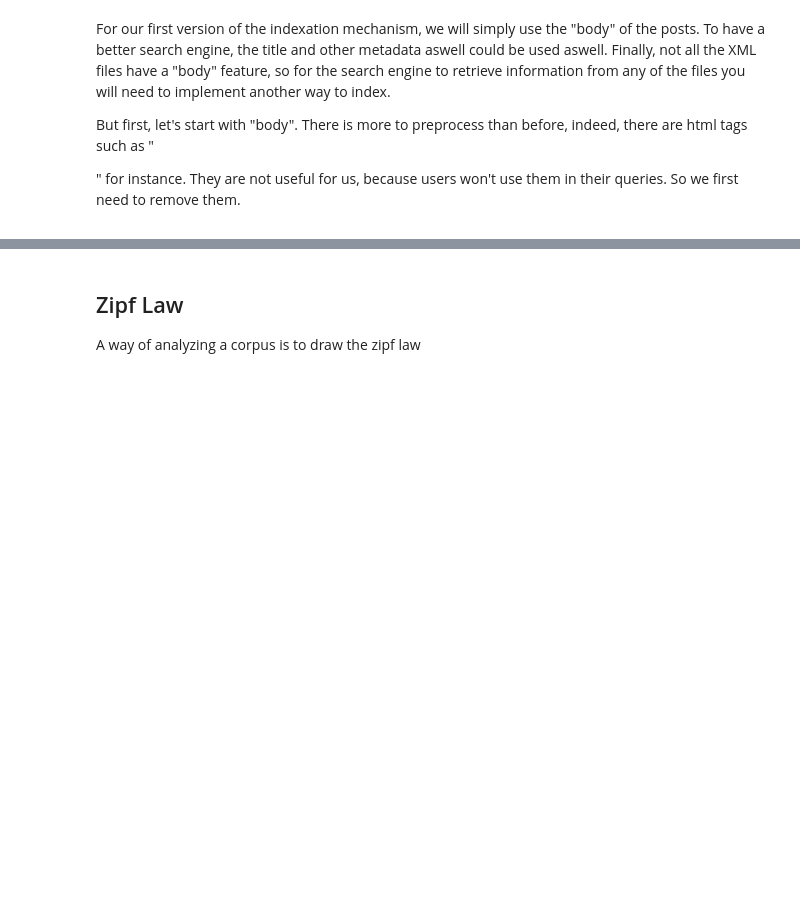
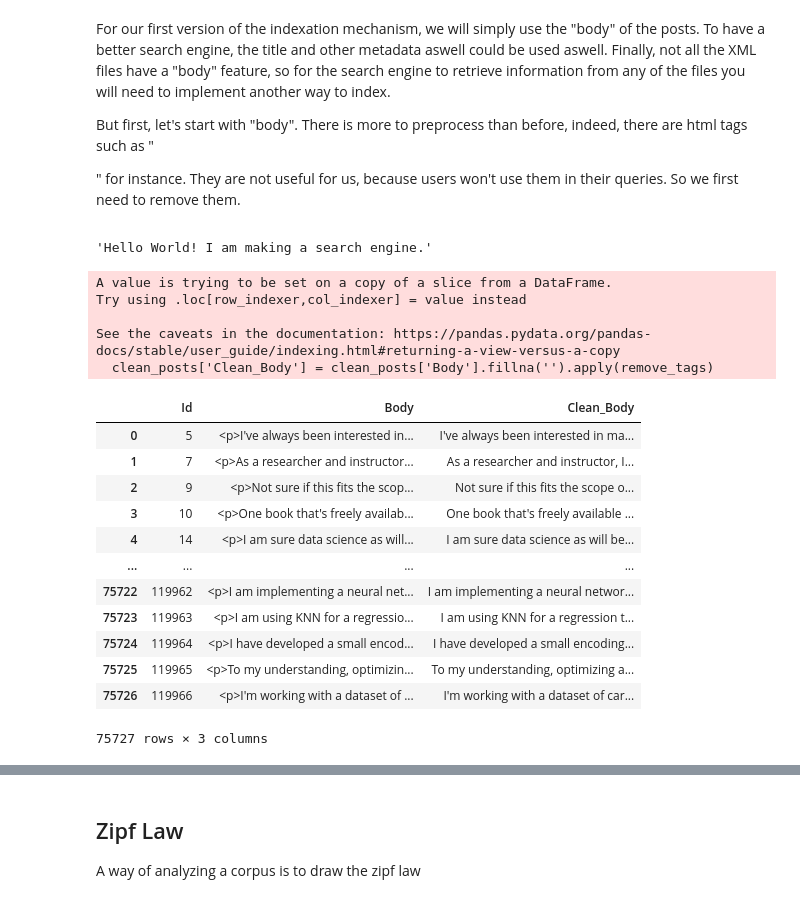
Before and after one commit to solalducloyer/EI_ST4_Groupe1, a Jupyter notebook: Day2.ipynb, the cells around one changed output, grey strips where cells are left out. Cells and saved outputs as stored; diff of their text form; code cells hidden in the pictures; blank space fills up the shorter version.

```diff
--- a/Day2.ipynb
+++ b/Day2.ipynb
@@ -37,6 +112,6 @@ drive.mount('/content/drive')
 # %%
 # TODO:
-DATA_PATH = ''
+DATA_PATH = 'drive/MyDrive/EI_web_data/Data'
 # %% [markdown]
 **Important :**
 
@@ -96,16 +196,47 @@ posts
 For our first version of the indexation mechanism, we will simply use the "body" of the posts. To have a better search engine, the title and other metadata aswell could be used aswell. Finally, not all the XML files have a "body" feature, so for the search engine to retrieve information from any of the files you will need to implement another way to index.
 
 But first, let's start with "body". There is more to preprocess than before, indeed, there are html tags such as "<p>" for instance. They are not useful for us, because users won't use them in their queries. So we first need to remove them.
-# %%
-def remove_tags(text:str)->str:
-  # TODO
-
-  return
+# %%
+def remove_tags(text:str)->str:
+  soup = BeautifulSoup(text, 'html.parser')
+
+  # Supprimer toutes les balises de script et de style
+  for script in soup(['script', 'style']):
+    script.extract()
+
+  # Obtenir le texte propre sans balises
+  texte_propre = soup.get_text()
+
+  # Supprimer les espaces supplémentaires et les sauts de ligne
+  texte_propre = re.sub(r'\s+', ' ', texte_propre)
+
+  return texte_propre
 # %%
 # test
 remove_tags('<p>Hello World!\nI am making a search engine.<p>')
+# %% [output]
+'Hello World! I am making a search engine.'
 # %%
 clean_posts = posts[['Id','Body']]
-clean_posts['Clean Body'] = clean_posts['Body'].fillna('').apply(remove_tags)
+clean_posts['Clean_Body'] = clean_posts['Body'].fillna('').apply(remove_tags)
 clean_posts
+# %% [output]
+A value is trying to be set on a copy of a slice from a DataFrame.
+Try using .loc[row_indexer,col_indexer] = value instead
+
+See the caveats in the documentation: https://pandas.pydata.org/pandas-docs/stable/user_guide/indexing.html#returning-a-view-versus-a-copy
+  clean_posts['Clean_Body'] = clean_posts['Body'].fillna('').apply(remove_tags)
+|  | Id | Body | Clean_Body |
+| 0 | 5 | <p>I've always been interested in... | I've always been interested in ma... |
+| 1 | 7 | <p>As a researcher and instructor... | As a researcher and instructor, I... |
+| 2 | 9 | <p>Not sure if this fits the scop... | Not sure if this fits the scope o... |
+| 3 | 10 | <p>One book that's freely availab... | One book that's freely available ... |
+| 4 | 14 | <p>I am sure data science as will... | I am sure data science as will be... |
+| ... | ... | ... | ... |
+| 75722 | 119962 | <p>I am implementing a neural net... | I am implementing a neural networ... |
+| 75723 | 119963 | <p>I am using KNN for a regressio... | I am using KNN for a regression t... |
+| 75724 | 119964 | <p>I have developed a small encod... | I have developed a small encoding... |
+| 75725 | 119965 | <p>To my understanding, optimizin... | To my understanding, optimizing a... |
+| 75726 | 119966 | <p>I'm working with a dataset of ... | I'm working with a dataset of car... |
+75727 rows × 3 columns
 # %%
```
Also changed, not shown: parts of 44 cells of this notebook.
